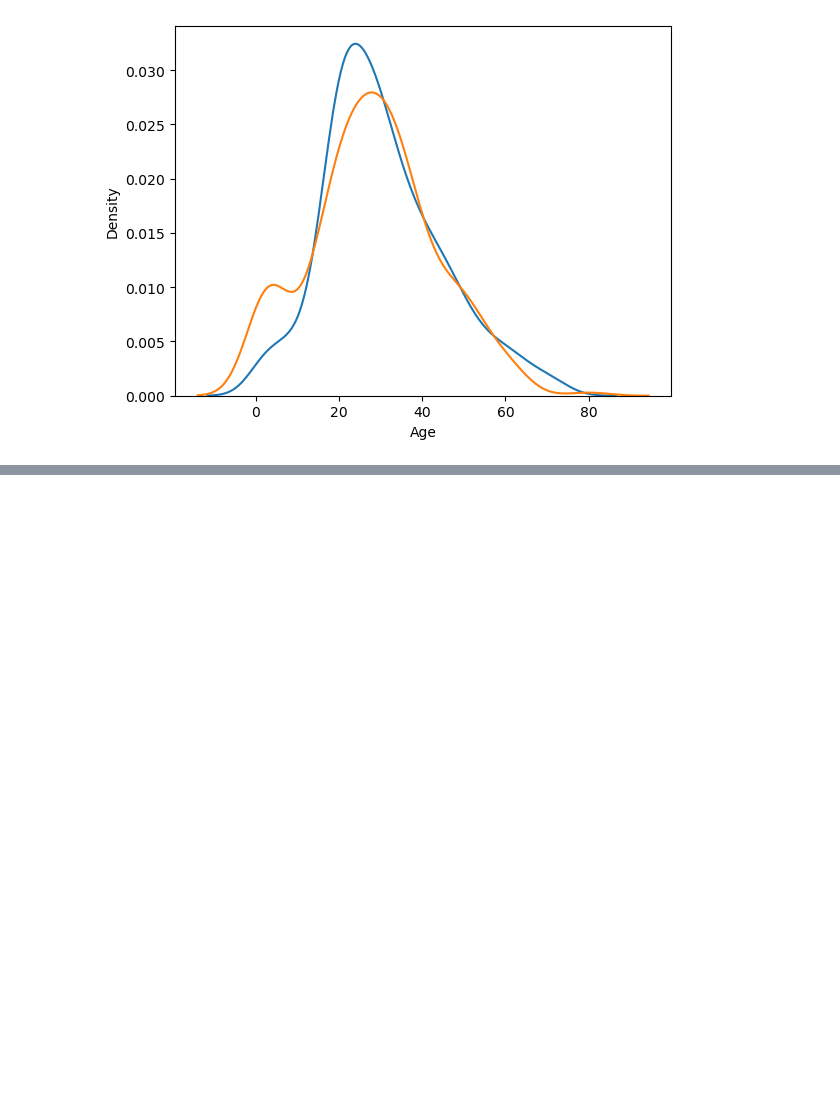
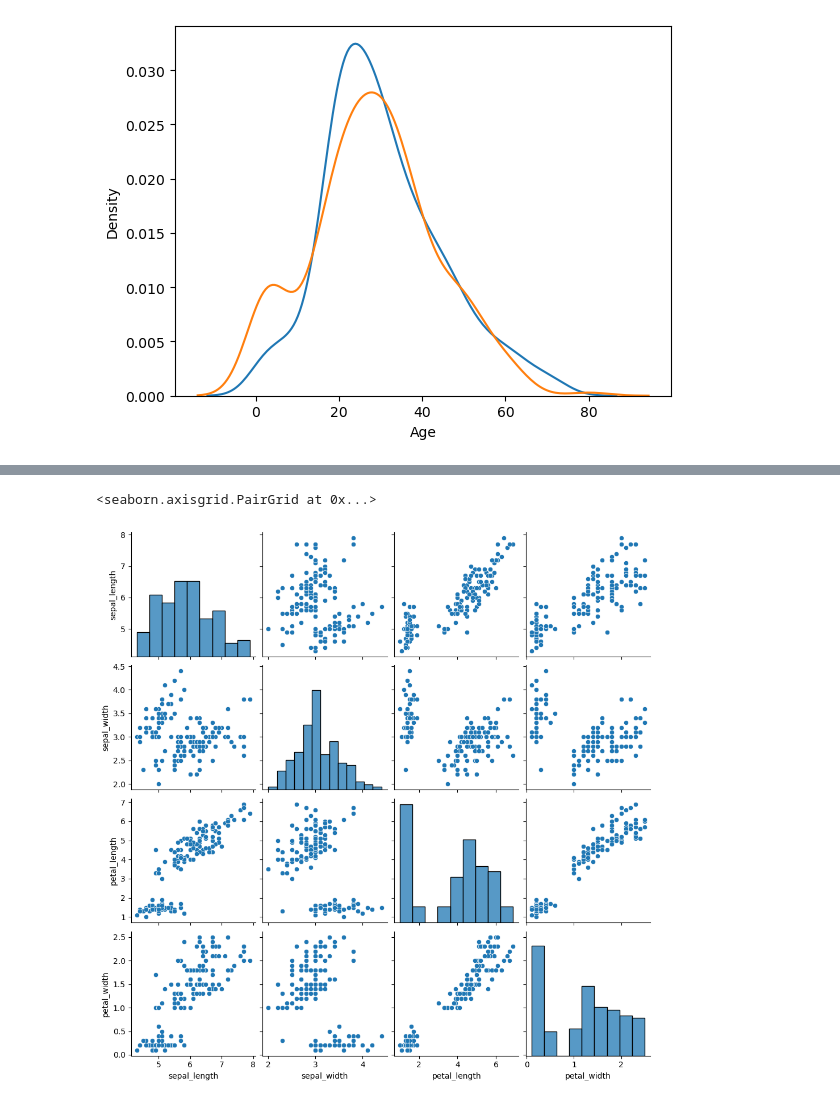
Before and after one commit to ashwinpawarr/MachineLearning-, a Jupyter notebook: 07_multivariate analysis/Bi & Multivariate_analysis.ipynb, the cells around one changed output, grey strips where cells are left out. Saved outputs shown, nothing was run; the diff lists cells and outputs as text; code cells hidden in the pictures; blank space fills up the shorter version.

```diff
--- a/07_multivariate analysis/Bi & Multivariate_analysis.ipynb
+++ b/07_multivariate analysis/Bi & Multivariate_analysis.ipynb
@@ -139,0 +191,5 @@ https://gist.github.com/mwaskom/de44147ed2974457ad6372750bbe5751
+# %%
+sns.pairplot(iris)
+# %% [output]
+<seaborn.axisgrid.PairGrid at 0x...>
+[figure, added]
```
Also changed, not shown: parts of 20 cells of this notebook.
